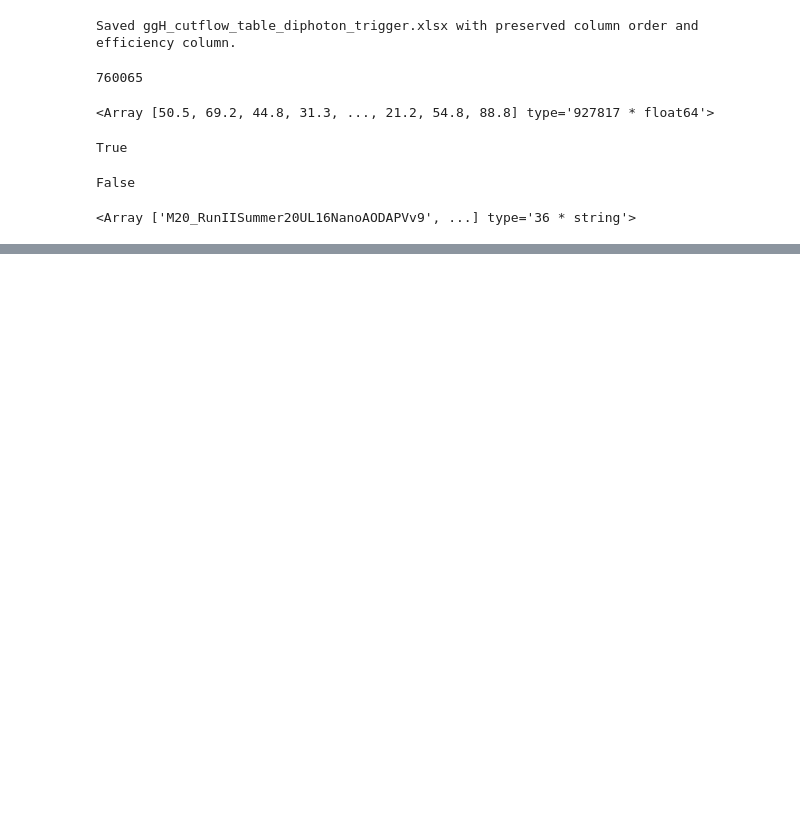
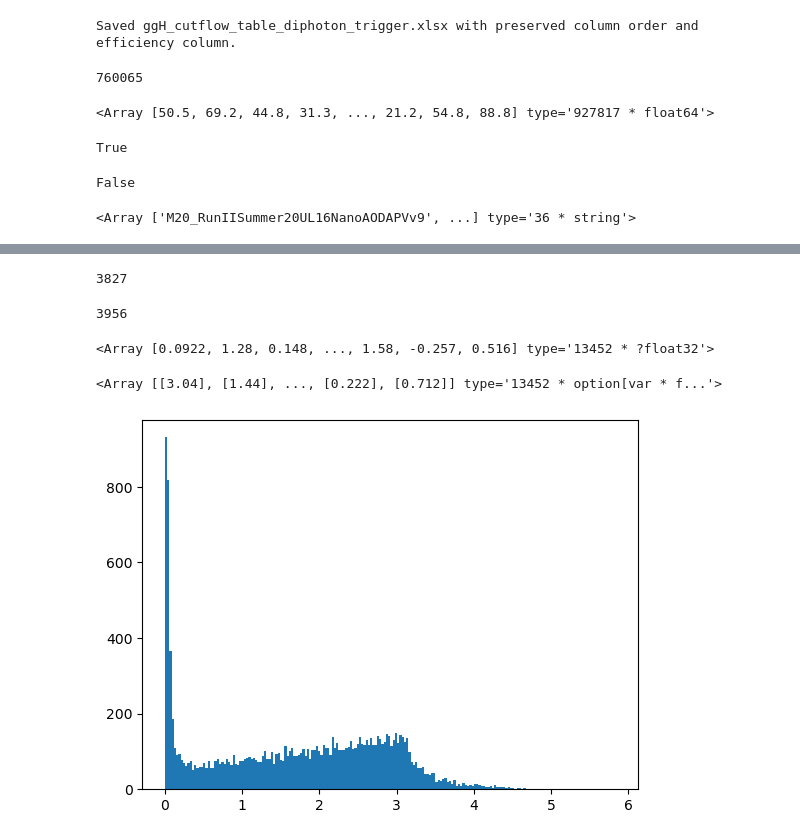
Before and after one commit to Bapi2X22/HiggsAnalysis, a Jupyter notebook: Effeciency.ipynb, the cells around one changed output, grey strips where cells are left out. Saved outputs shown, nothing was run; the diff lists cells and outputs as text; code cells hidden in the pictures; blank space fills up the shorter version.

```diff
--- a/Effeciency.ipynb
+++ b/Effeciency.ipynb
@@ -1282,0 +1800,8 @@ datasets
+# %%
+pre_path = '/eos/user/b/bbapi/My_Analysis/NTuples_ggH/'
+post_path = 'ggH_M60-Run3Summer2022NanoAODv12/nominal/'
+ggH_parquet = ak.from_parquet(pre_path+'Jet_pt_eta_cut/'+post_path+'*.parquet')
+# ggH_parquet_ps = ak.from_parquet(pre_path+'photon_pixel_seed/'+post_path)
+# ggH_TPS = ak.from_parquet(pre_path + 'without_presel_trigger/'+post_path)
+# %%
+ggH_parquet_gen = ak.from_parquet(pre_path+'Jet_pt_eta_cut/'+post_path+'dibquark')
@@ -1282,0 +1870,48 @@ datasets
+# %%
+ak.sum(ggH_parquet.bJetlead_hadronFlavour == 5)
+# %% [output]
+3827
+# %%
+ak.sum(ggH_parquet.bJetsublead_hadronFlavour == 5)
+# %% [output]
+3956
+# %%
+ggH_parquet.bJetlead_eta
+# %% [output]
+<Array [0.0922, 1.28, 0.148, ..., 1.58, -0.257, 0.516] type='13452 * ?float32'>
+# %%
+import numpy as np
+
+# --- helper functions ---
+def delta_phi(phi1, phi2):
+    dphi = phi1 - phi2
+    return (dphi + np.pi) % (2 * np.pi) - np.pi
+
+def delta_r(eta1, phi1, eta2, phi2):
+    return np.sqrt((eta1 - eta2) ** 2 + delta_phi(phi1, phi2) ** 2)
+
+# --- generator-level arrays ---
+glead_eta = ggH_parquet_gen.genblead_eta
+glead_phi = ggH_parquet_gen.genblead_phi
+gsub_eta  = ggH_parquet_gen.genbsublead_eta
+gsub_phi  = ggH_parquet_gen.genbsublead_phi
+
+# --- reconstructed-level arrays ---
+rlead_eta = ggH_parquet.bJetlead_eta
+rlead_phi = ggH_parquet.bJetlead_phi
+rsub_eta  = ggH_parquet.bJetsublead_eta
+rsub_phi  = ggH_parquet.bJetsublead_phi
+
+# --- compute all ΔR combinations ---
+dR_genLead_recoLead       = delta_r(glead_eta, glead_phi, rlead_eta, rlead_phi)
+dR_genLead_recoSublead    = delta_r(glead_eta, glead_phi, rsub_eta, rsub_phi)
+dR_genSublead_recoLead    = delta_r(gsub_eta, gsub_phi, rlead_eta, rlead_phi)
+dR_genSublead_recoSublead = delta_r(gsub_eta, gsub_phi, rsub_eta, rsub_phi)
+# %%
+dR_genLead_recoLead
+# %% [output]
+<Array [[3.04], [1.44], ..., [0.222], [0.712]] type='13452 * option[var * f...'>
+# %%
+plt.hist(dR_genLead_recoLead, bins = 200);
+# %% [output]
+[figure, added]
```
Also changed, not shown: parts of 62 cells of this notebook, 10 other files.
